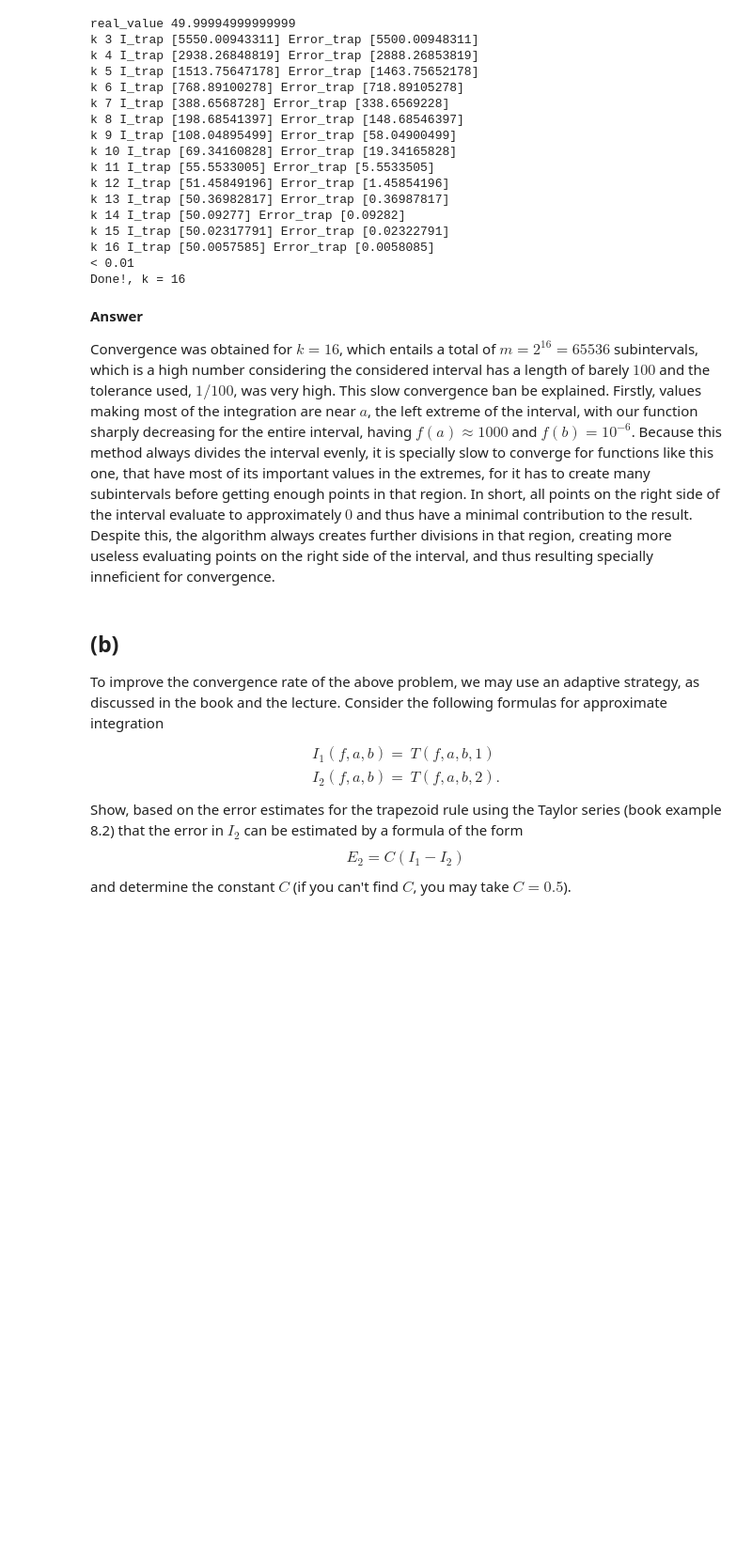
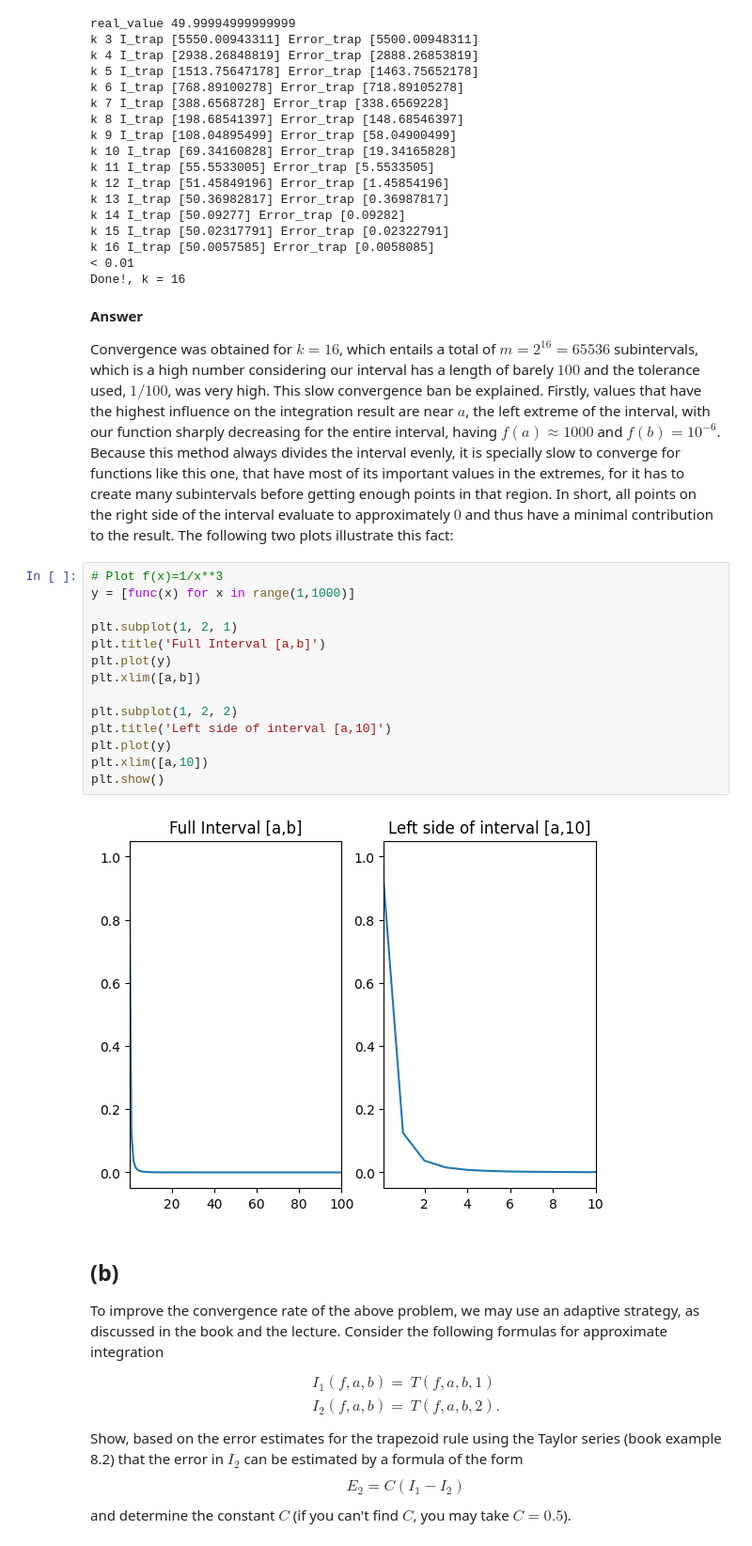
Before and after one commit to NitaiNijholt/NumericalAlgos, a Jupyter notebook: homework6_PabloRodriguezAlves15310191NitaiNijholt12709018.ipynb, the cells around one changed output. Shown at 94% size. Cells and saved outputs as stored; diff of their text form; blank space fills up the shorter version.

```diff
--- a/homework6_PabloRodriguezAlves15310191NitaiNijholt12709018.ipynb
+++ b/homework6_PabloRodriguezAlves15310191NitaiNijholt12709018.ipynb
@@ -118,7 +118,23 @@ Done!, k = 16
 # %% [markdown]
 **Answer**
 
-Convergence was obtained for $k=16$, which entails a total of $m=2^{16}=65536$ subintervals, which is a high number considering the considered interval has a length of barely $100$ and the tolerance used, $1/100$, was very high. This slow convergence ban be explained. Firstly, values making most of the integration are near $a$, the left extreme of the interval, with our function sharply decreasing for the entire interval, having $f(a)\approx 1000$ and $f(b)=10^{-6}$. Because this method always divides the interval evenly, it is specially slow to converge for functions like this one, that have most of its important values in the extremes, for it has to create many subintervals before getting enough points in that region. In short, all points on the right side of the interval evaluate to approximately $0$ and thus have a minimal contribution to the result. Despite this, the algorithm always creates further divisions in that region, creating more useless evaluating points on the right side of the interval, and thus resulting specially inneficient for convergence.
+Convergence was obtained for $k=16$, which entails a total of $m=2^{16}=65536$ subintervals, which is a high number considering our interval has a length of barely $100$ and the tolerance used, $1/100$, was very high. This slow convergence ban be explained. Firstly, values that have the highest influence on the integration result are near $a$, the left extreme of the interval, with our function sharply decreasing for the entire interval, having $f(a)\approx 1000$ and $f(b)=10^{-6}$. Because this method always divides the interval evenly, it is specially slow to converge for functions like this one, that have most of its important values in the extremes, for it has to create many subintervals before getting enough points in that region. In short, all points on the right side of the interval evaluate to approximately $0$ and thus have a minimal contribution to the result. The following two plots illustrate this fact:
+# %%
+# Plot f(x)=1/x**3
+y = [func(x) for x in range(1,1000)]
+
+plt.subplot(1, 2, 1)
+plt.title('Full Interval [a,b]')
+plt.plot(y)
+plt.xlim([a,b])
+
+plt.subplot(1, 2, 2)
+plt.title('Left side of interval [a,10]')
+plt.plot(y)
+plt.xlim([a,10])
+plt.show()
+# %% [output]
+[figure, added]
 # %% [markdown]
 ## (b)
 
```
Also changed, not shown: parts of 7 cells of this notebook.
